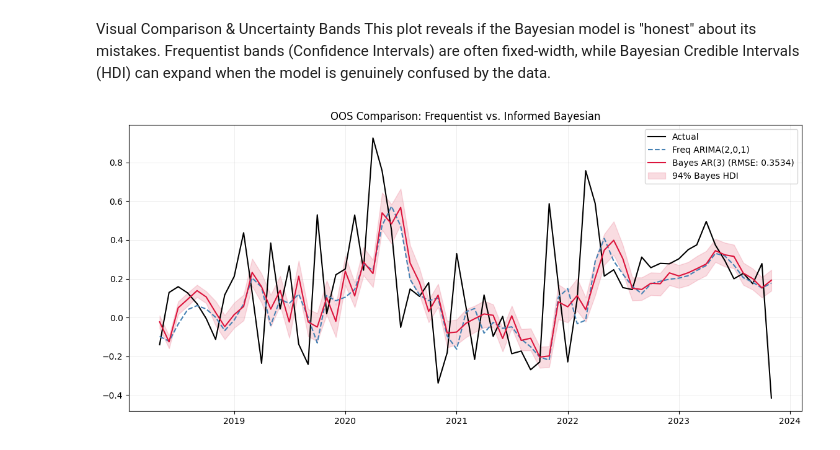
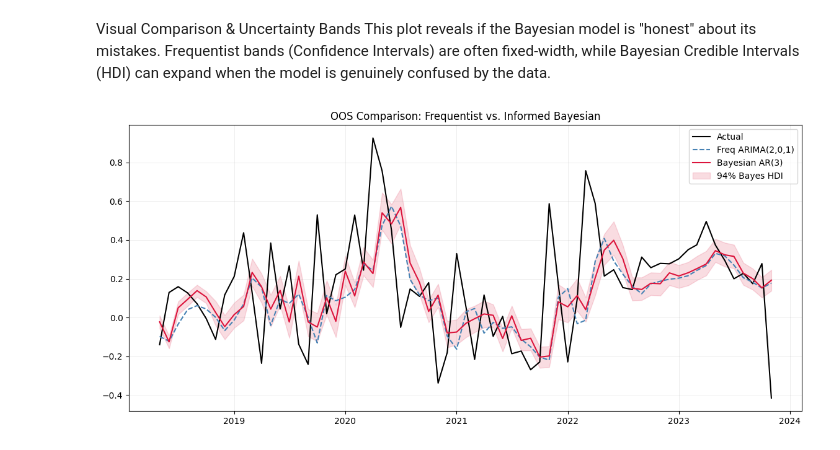
Before and after one commit to alessandro-macchi/bayesian_analysis, a Jupyter notebook: bayesian/arima-ar.ipynb, the cells around one changed output. Drawn from its saved outputs; the diff is of its cells as text; code cells hidden in the pictures.

```diff
--- a/bayesian/arima-ar.ipynb
+++ b/bayesian/arima-ar.ipynb
@@ -505,27 +506,27 @@ This plot reveals if the Bayesian model is "honest" about its mistakes. Frequent
 # %%
 plt.figure(figsize=(14, 6))
 
 # Plot actuals
 plt.plot(y_test_ar.index, y_test_ar.values, color="black", label="Actual", linewidth=1.5)
 
 # Plot Freq Forecast
 plt.plot(y_test_arima.index, arima_201_forecast, color="steelblue",
          linestyle="--", label="Freq ARIMA(2,0,1)")
 
 # Plot Bayes Forecast
 plt.plot(y_test_ar.index, ar3_bayes_ew_forecast, color="crimson",
-         label=f"Bayes AR(3) (RMSE: {df_cmp.loc['Bayes AR(3)', 'RMSE']:.4f})")
+         label=f"Bayesian AR(3)")
 
 # Bayesian Uncertainty (HDI)
 # Use the 'ew_hdi_lo' and 'ew_hdi_hi' calculated during your EW loop
 plt.fill_between(y_test_ar.index, ew_hdi_lo, ew_hdi_hi, color="crimson", alpha=0.15, label="94% Bayes HDI")
 
 plt.title("OOS Comparison: Frequentist vs. Informed Bayesian")
 plt.legend()
 plt.grid(True, alpha=0.3)
 plt.show()
 # %% [output]
-[figure, old version]
+[figure, new version]
 # %%
 # =============================================================================
 # STATIONARITY CHECK — Bayesian AR(3) posterior draws
```
Also changed, not shown: parts of 5 cells of this notebook.
